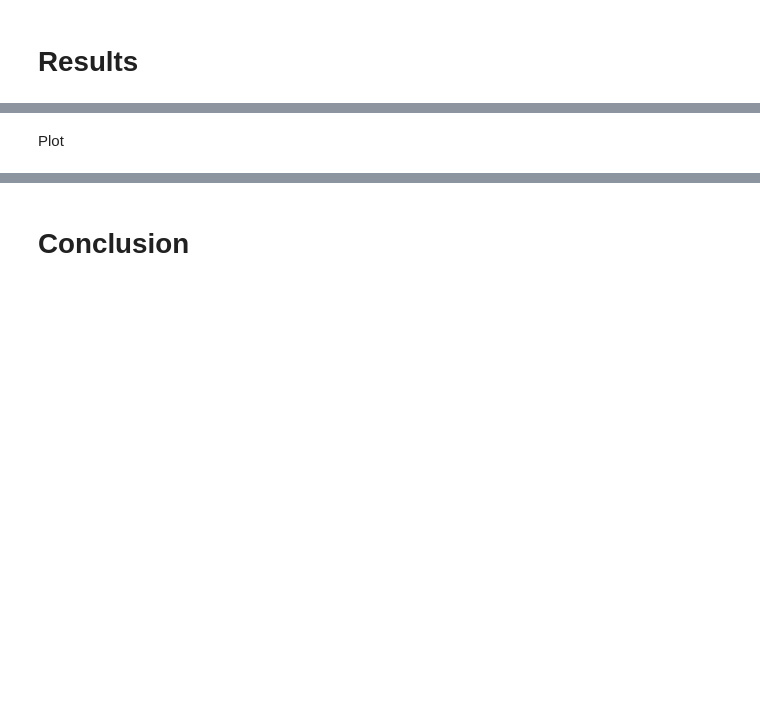
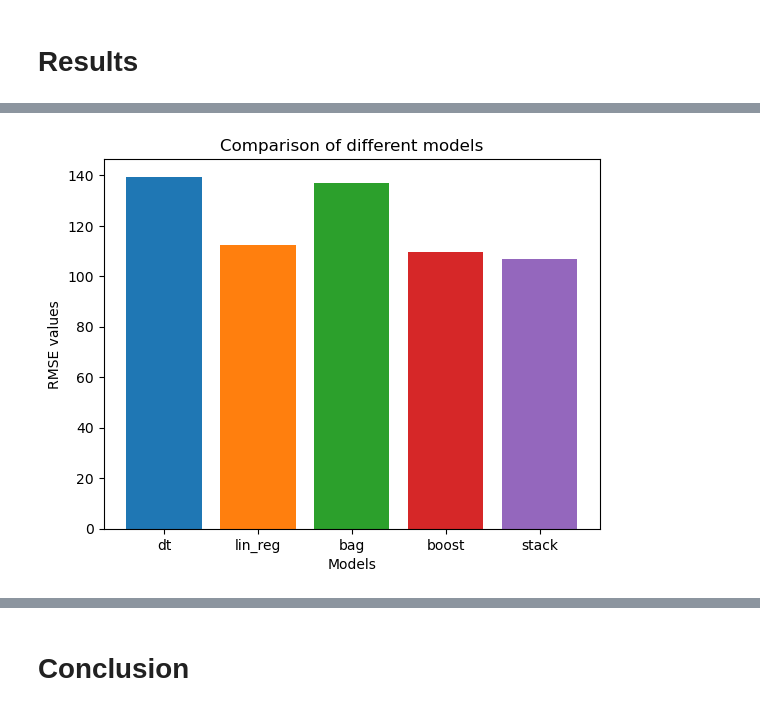
Before and after one commit to PranavRao25/Data-Analytics, a Jupyter notebook: assignment-8/code.ipynb, the cells around one changed output, grey strips where cells are left out. Cells and saved outputs as stored; diff of their text form; code cells hidden in the pictures; blank space fills up the shorter version.

```diff
--- a/assignment-8/code.ipynb
+++ b/assignment-8/code.ipynb
@@ -271,8 +273,15 @@ rmse_df
 # %%
-plt.bar(x = list(rmse_results.keys()), height=list(rmse_results.values()))
+colors = ['#1f77b4', '#ff7f0e', '#2ca02c', '#d62728', '#9467bd', '#8c564b']
+plt.bar(
+    x=list(rmse_results.keys()),
+    height=list(rmse_results.values()),
+    color=colors[:len(rmse_results)] # Pass the list of colors, sliced to match the number of bars
+)
 plt.xlabel("Models")
 plt.ylabel("RMSE values")
-plt.title("")
+plt.title("Comparison of different models")
+plt.savefig("images/comp.png")
+plt.show()
+# %% [output]
+[figure, added]
-# %% [markdown]
-Plot
 # %% [markdown]
```
Also changed, not shown: parts of 19 cells of this notebook, 1 other file.
